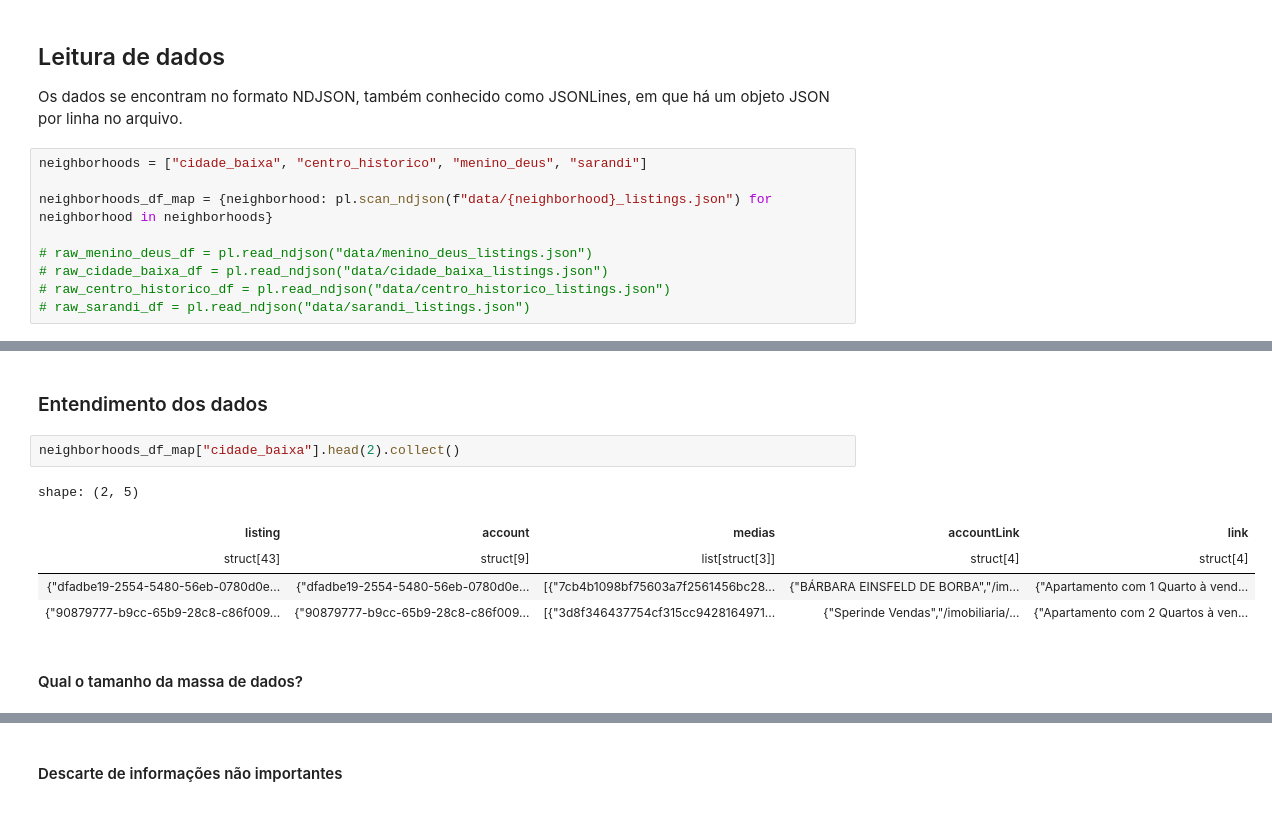
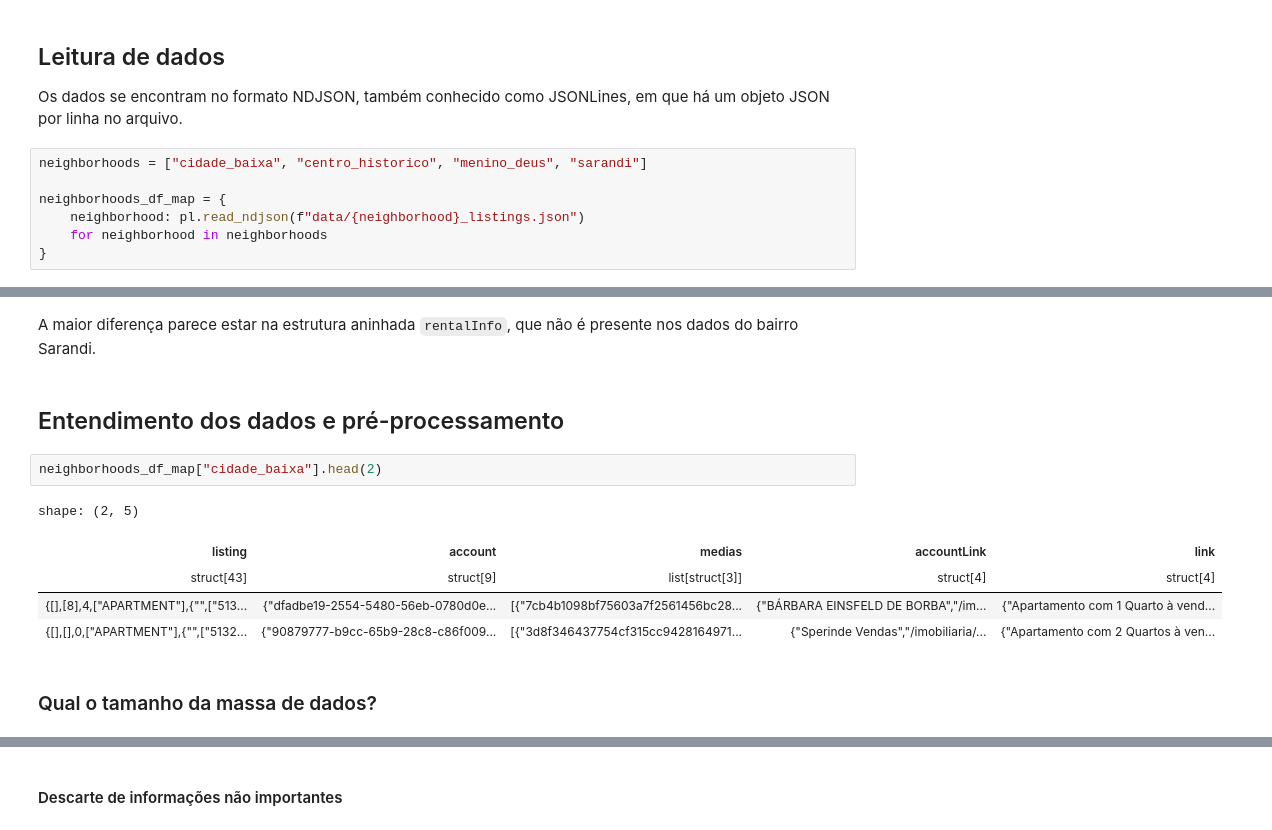
Before and after one commit to mwesthelle/sinking_real_estate, a Jupyter notebook: analysis/eda.ipynb, the cells around one changed output, grey strips where cells are left out. Cells and saved outputs as stored; diff of their text form.

```diff
--- a/analysis/eda.ipynb
+++ b/analysis/eda.ipynb
@@ -15,9 +15,7 @@ em que há um objeto JSON por linha no arquivo.
 # %%
 neighborhoods = ["cidade_baixa", "centro_historico", "menino_deus", "sarandi"]
 
-neighborhoods_df_map = {neighborhood: pl.scan_ndjson(f"data/{neighborhood}_listings.json") for neighborhood in neighborhoods}
-
-# raw_menino_deus_df = pl.read_ndjson("data/menino_deus_listings.json")
-# raw_cidade_baixa_df = pl.read_ndjson("data/cidade_baixa_listings.json")
-# raw_centro_historico_df = pl.read_ndjson("data/centro_historico_listings.json")
-# raw_sarandi_df = pl.read_ndjson("data/sarandi_listings.json")
+neighborhoods_df_map = {
+    neighborhood: pl.read_ndjson(f"data/{neighborhood}_listings.json")
+    for neighborhood in neighborhoods
+}
@@ -24,15 +51,18 @@ neighborhoods_df_map = {neighborhood: pl.scan_ndjson(f"data/{neighborhood}_listi
+# %% [markdown]
+A maior diferença parece estar na estrutura aninhada `rentalInfo`,
+que não é presente nos dados do bairro Sarandi.
 # %% [markdown]
-### Entendimento dos dados
+## Entendimento dos dados e pré-processamento
 # %%
-neighborhoods_df_map["cidade_baixa"].head(2).collect()
+neighborhoods_df_map["cidade_baixa"].head(2)
 # %% [output]
 shape: (2, 5)
 | listing | account | medias | accountLink | link |
 | struct[43] | struct[9] | list[struct[3]] | struct[4] | struct[4] |
-| {"dfadbe19-2554-5480-56eb-0780d0e... | {"dfadbe19-2554-5480-56eb-0780d0e... | [{"7cb4b1098bf75603a7f2561456bc28... | {"BÁRBARA EINSFELD DE BORBA","/im... | {"Apartamento com 1 Quarto à vend... |
-| {"90879777-b9cc-65b9-28c8-c86f009... | {"90879777-b9cc-65b9-28c8-c86f009... | [{"3d8f346437754cf315cc9428164971... | {"Sperinde Vendas","/imobiliaria/... | {"Apartamento com 2 Quartos à ven... |
+| {[],[8],4,["APARTMENT"],{"",["513... | {"dfadbe19-2554-5480-56eb-0780d0e... | [{"7cb4b1098bf75603a7f2561456bc28... | {"BÁRBARA EINSFELD DE BORBA","/im... | {"Apartamento com 1 Quarto à vend... |
+| {[],[],0,["APARTMENT"],{"",["5132... | {"90879777-b9cc-65b9-28c8-c86f009... | [{"3d8f346437754cf315cc9428164971... | {"Sperinde Vendas","/imobiliaria/... | {"Apartamento com 2 Quartos à ven... |
 # %% [markdown]
-#### Qual o tamanho da massa de dados?
+### Qual o tamanho da massa de dados?
 # %%
 total = 0
 for neighborhood, df in neighborhoods_df_map.items():
```
Also changed, not shown: parts of 41 cells of this notebook, 1 other file.
